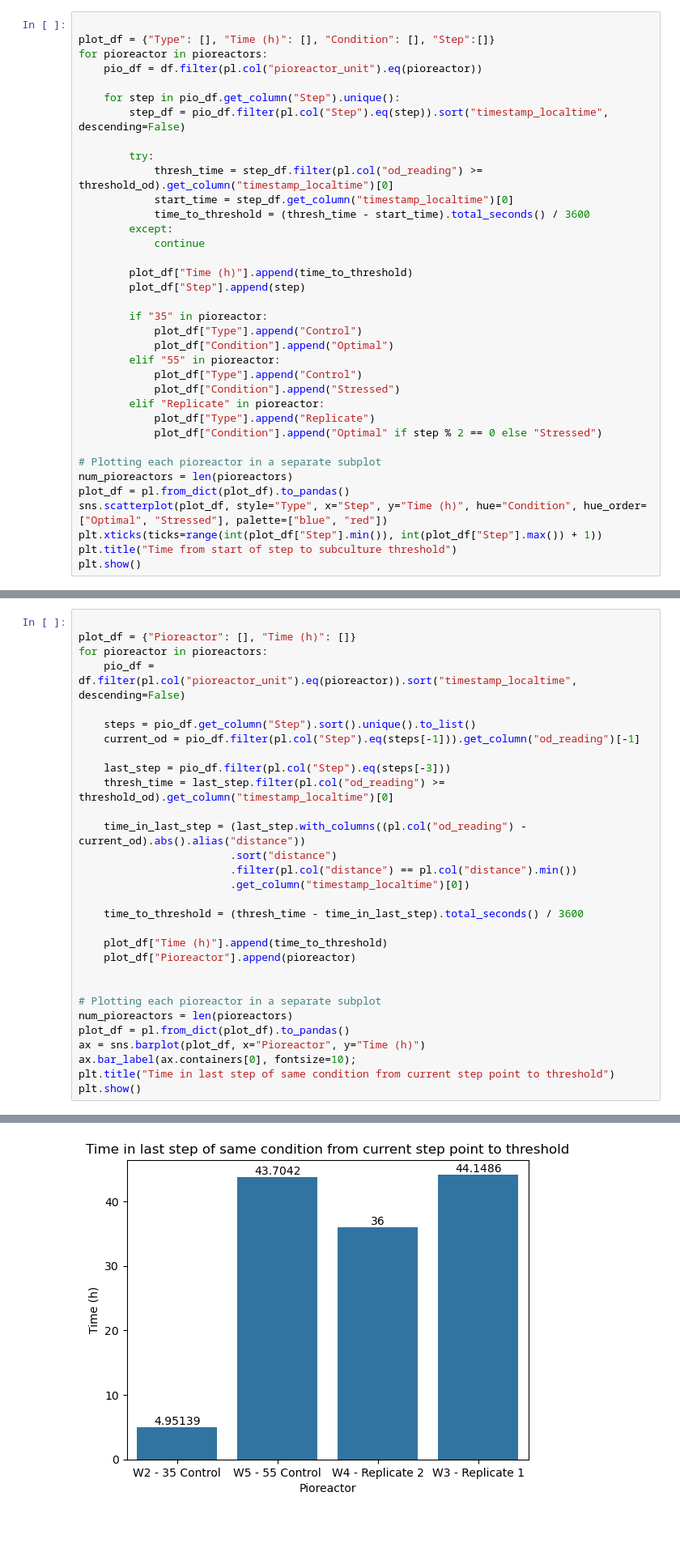
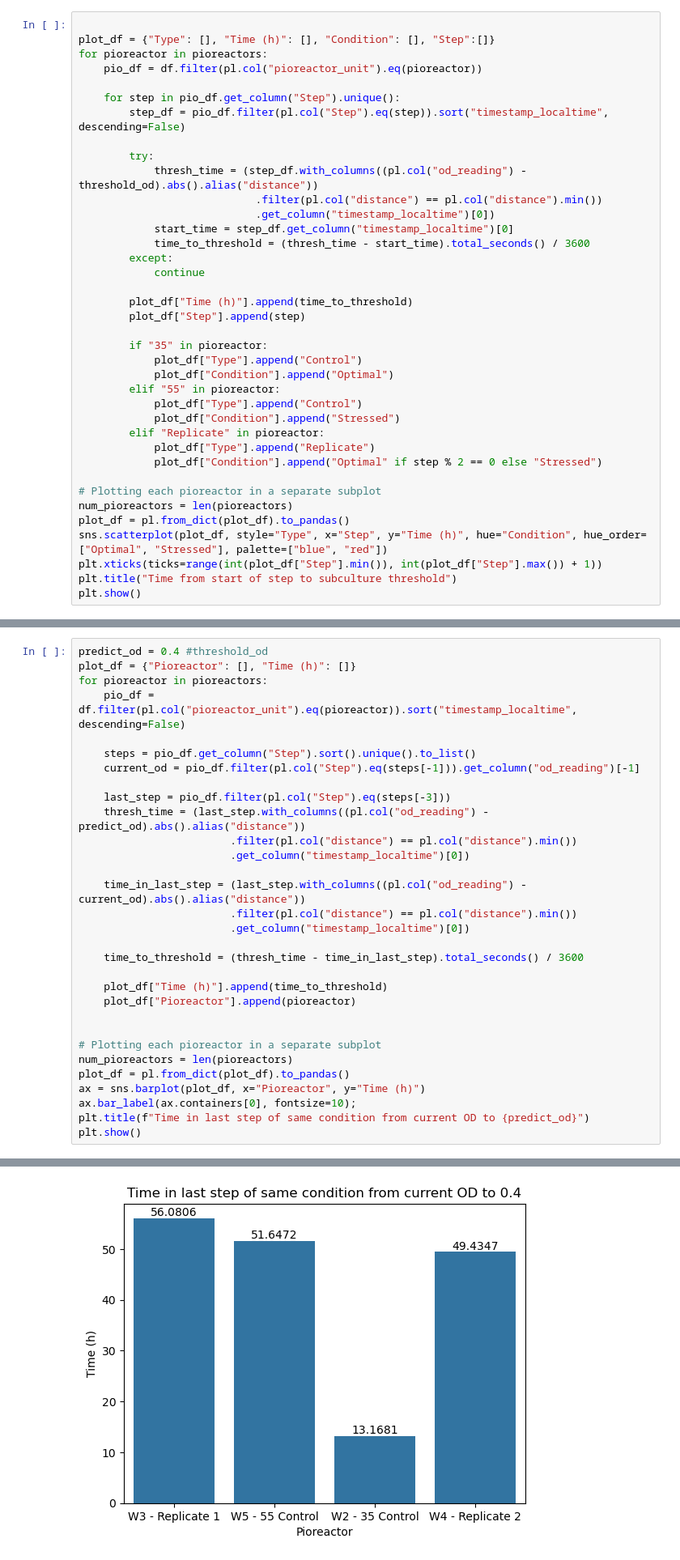
Before and after one commit to JacksonPageroth/pio-bacterial-memory, a Jupyter notebook: pio_subculture.ipynb, the cells around one changed output, grey strips where cells are left out. Shown at 81% size. Cells and saved outputs as stored; diff of their text form; blank space fills up the shorter version.

Commit message:
Better title, change target, bug fix

```diff
--- a/pio_subculture.ipynb
+++ b/pio_subculture.ipynb
@@ -163,7 +163,9 @@ for pioreactor in pioreactors:
         step_df = pio_df.filter(pl.col("Step").eq(step)).sort("timestamp_localtime", descending=False)
 
         try:
-            thresh_time = step_df.filter(pl.col("od_reading") >= threshold_od).get_column("timestamp_localtime")[0]
+            thresh_time = (step_df.with_columns((pl.col("od_reading") - threshold_od).abs().alias("distance"))
+                            .filter(pl.col("distance") == pl.col("distance").min())
+                            .get_column("timestamp_localtime")[0])
             start_time = step_df.get_column("timestamp_localtime")[0]
             time_to_threshold = (thresh_time - start_time).total_seconds() / 3600
         except:
@@ -194,5 +196,5 @@ plt.show()
 # %%
-
+predict_od = 0.4 #threshold_od
 plot_df = {"Pioreactor": [], "Time (h)": []}
 for pioreactor in pioreactors:
     pio_df = df.filter(pl.col("pioreactor_unit").eq(pioreactor)).sort("timestamp_localtime", descending=False)
@@ -201,10 +203,11 @@ for pioreactor in pioreactors:
     current_od = pio_df.filter(pl.col("Step").eq(steps[-1])).get_column("od_reading")[-1]
 
     last_step = pio_df.filter(pl.col("Step").eq(steps[-3]))
-    thresh_time = last_step.filter(pl.col("od_reading") >= threshold_od).get_column("timestamp_localtime")[0]
+    thresh_time = (last_step.with_columns((pl.col("od_reading") - predict_od).abs().alias("distance"))
+                        .filter(pl.col("distance") == pl.col("distance").min())
+                        .get_column("timestamp_localtime")[0])
 
     time_in_last_step = (last_step.with_columns((pl.col("od_reading") - current_od).abs().alias("distance"))
-                        .sort("distance")
                         .filter(pl.col("distance") == pl.col("distance").min())
                         .get_column("timestamp_localtime")[0])
 
@@ -219,6 +222,6 @@ num_pioreactors = len(pioreactors)
 plot_df = pl.from_dict(plot_df).to_pandas()
 ax = sns.barplot(plot_df, x="Pioreactor", y="Time (h)")
 ax.bar_label(ax.containers[0], fontsize=10);
-plt.title("Time in last step of same condition from current step point to threshold")
+plt.title(f"Time in last step of same condition from current OD to {predict_od}")
 plt.show()
 # %% [output]
@@ -229 +228 @@ plt.show()
-[figure, old version]
+[figure, new version]
```
Also changed, not shown: parts of 3 cells of this notebook.
